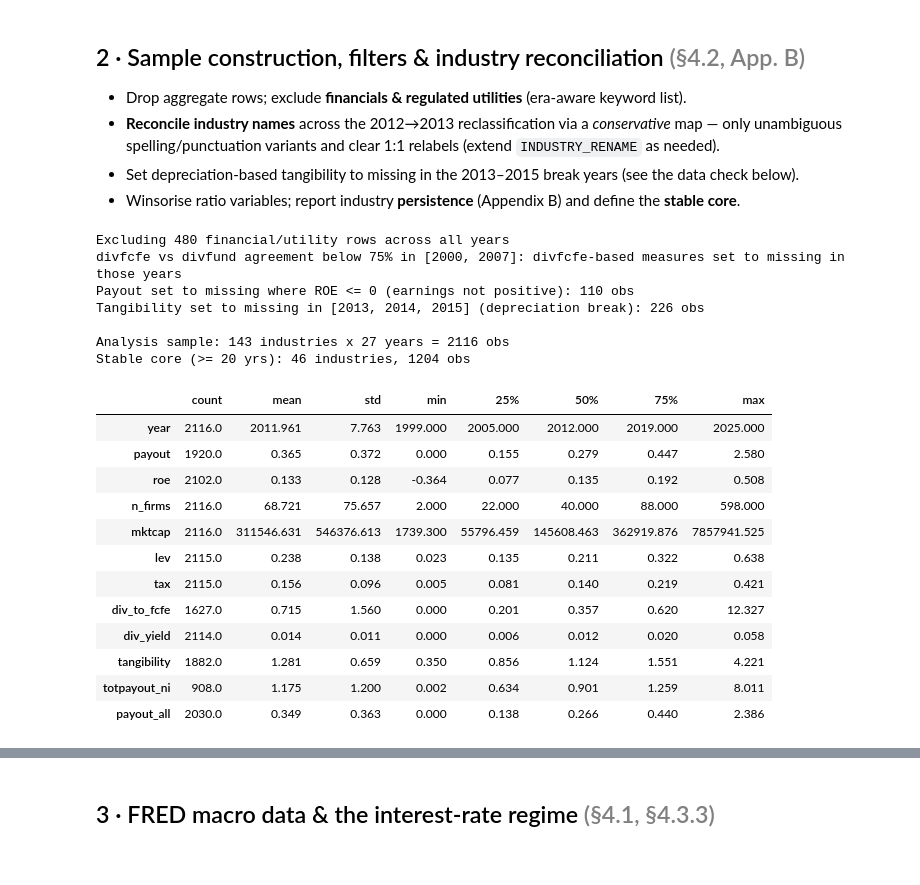
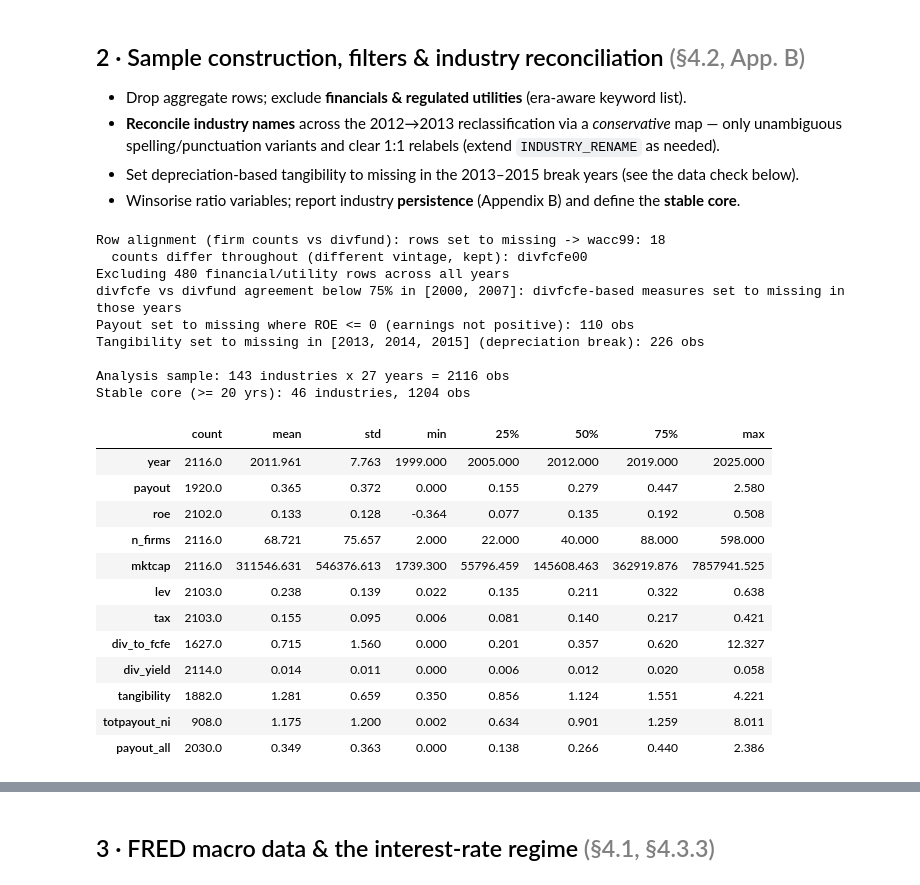
Before and after one commit to MilanKalajdzic/Master-Thesis, a Jupyter notebook: thesis_analysis.ipynb, the cells around one changed output, grey strips where cells are left out. Saved outputs shown, nothing was run; the diff lists cells and outputs as text; code cells hidden in the pictures.

```diff
--- a/thesis_analysis.ipynb
+++ b/thesis_analysis.ipynb
@@ -96,6 +96,11 @@ WINSOR_P         = 0.01
 # so they are set to missing. The as-reported payout is kept as a robustness check (§9).
 POSITIVE_DENOMINATORS = True
 CROSSFILE_MIN_AGREE = 0.75     # min share of industries whose divfund payout matches divfcfe D/NI (±5%)
+# Row alignment (§2): an industry has the same number of firms in every file of a year. In a file-year where
+# most counts match divfund, a row whose count differs belongs to another industry (e.g. wacc99, where a block
+# of rows is shifted by one) and that file's variables are set to missing for it. Where most counts differ,
+# the file is a different vintage of the universe and is left as it is (reported in the alignment table).
+ALIGN_MIN_SHARE = 0.5
 EXCLUDE_FIN_UTIL = True
 MIN_YEARS_CORE   = 20          # stable-core robustness: keep industries present >= this many years
 COVID_YEARS      = [2020, 2021]
@@ -200,6 +205,10 @@ def _tangibility(cx):
         return pd.Series(np.nan, index=cx.index)
     return pd.to_numeric(cx[c], errors="coerce")
 
+def _nfirms(df):
+    c = pick(df, "number", "firm")
+    return pd.to_numeric(df[c], errors="coerce") if c else np.nan
+
 def load_year(year):
     dv = read_industry_sheet(SOURCES["divfund"][year])
     wc = read_industry_sheet(SOURCES["wacc"][year])
@@ -214,12 +223,13 @@ def load_year(year):
         "industry": wc["industry"],
         "lev": pd.to_numeric(wc[pick(wc, "d/(d+e)")], errors="coerce"),
         "tax": pd.to_numeric(wc[pick(wc, "tax")], errors="coerce"),
+        "nf_wacc": _nfirms(wc),                    # row-alignment check (§2)
     }), on="industry", how="left")
     if year in SOURCES["divfcfe"]:
         fc = read_industry_sheet(SOURCES["divfcfe"][year])
         dcol, fcol = pick_div(fc), pick_fcfe(fc)
         tot, ni = pick(fc, "dividends", "buyback"), pick(fc, "net income")
-        f = pd.DataFrame({"industry": fc["industry"]})
+        f = pd.DataFrame({"industry": fc["industry"], "nf_divfcfe": _nfirms(fc)})
         if dcol:
             f["div_usd"] = pd.to_numeric(fc[dcol], errors="coerce")   # $m, used for checks and §8b
         if ni:
@@ -236,7 +246,8 @@ def load_year(year):
             out["div_yield"] = out["div_usd"] / out["mktcap"].where(out["mktcap"] > 0)
     if year in SOURCES["capex"]:
         cx = read_industry_sheet(SOURCES["capex"][year])
-        out = out.merge(pd.DataFrame({"industry": cx["industry"], "tangibility": _tangibility(cx)}),
+        out = out.merge(pd.DataFrame({"industry": cx["industry"], "tangibility": _tangibility(cx),
+                                      "nf_capex": _nfirms(cx)}),
                         on="industry", how="left")
     return out
 
@@ -342,6 +353,35 @@ def winsorize(df, cols, p=WINSOR_P):
             lo, hi = df[c].quantile([p, 1 - p]); df[c] = df[c].clip(lo, hi)
     return df
 
+# Row alignment: compare each file's firm count with divfund's for the same industry and year (raw names,
+# before reconciliation). Variables from a misaligned row are set to missing; see ALIGN_MIN_SHARE.
+ALIGN_VARS = {"wacc": ["lev", "tax"],
+              "divfcfe": ["div_usd", "ni_usd", "div_to_fcfe", "totpayout_ni", "div_yield"],
+              "capex": ["tangibility"]}
+_align = []
+for tok, cols in ALIGN_VARS.items():
+    nf = "nf_" + tok
+    if nf not in raw:
+        continue
+    _both = raw["n_firms"].notna() & raw[nf].notna() & ~raw["industry"].isin(AGG_ROWS)
+    _same = raw["n_firms"] == raw[nf]
+    _share = _same[_both].groupby(raw.loc[_both, "year"]).mean()
+    _bad = _both & ~_same & raw["year"].isin(_share[_share >= ALIGN_MIN_SHARE].index)
+    raw.loc[_bad, [c for c in cols if c in raw]] = np.nan
+    for y, s in _share.items():
+        _align.append({"file": tok, "year": int(y), "share_same_count": round(s, 3),
+                       "rows_set_missing": int((_bad & (raw["year"] == y)).sum()),
+                       "treated_as": "aligned" if s >= ALIGN_MIN_SHARE else "other vintage (kept)"})
+alignment_check = pd.DataFrame(_align)
+_fix = alignment_check[alignment_check["rows_set_missing"] > 0]
+_vin = alignment_check[alignment_check["treated_as"] != "aligned"]
+print("Row alignment (firm counts vs divfund): rows set to missing ->",
+      ", ".join(f"{r.file}{r.year % 100:02d}: {r.rows_set_missing}" for r in _fix.itertuples()) or "none")
+if len(_vin):
+    print("  counts differ throughout (different vintage, kept):",
+          ", ".join(f"{r.file}{r.year % 100:02d}" for r in _vin.itertuples()))
+raw = raw.drop(columns=[c for c in raw if c.startswith("nf_")])
+
 panel = clean_sample(raw)
 panel_prewin = panel.copy()      # kept for the per-year data-quality check below
 
@@ -372,35 +412,37 @@ if TANGIBILITY_PROXY in DEPREC_PROXIES:
     brk = panel["year"].isin(TANG_BREAK_YEARS)
     print(f"Tangibility set to missing in {TANG_BREAK_YEARS} (depreciation break): "
           f"{int(panel.loc[brk, 'tangibility'].notna().sum())} obs")
     panel.loc[brk, "tangibility"] = np.nan
 
 panel = winsorize(panel, [c for c in
         ["payout", "payout_all", "div_to_fcfe", "totpayout_ni", "div_yield", "lev", "roe", "tax", "tangibility"] if c in panel])
 
 # persistence / stable core (Appendix B)
 persist = panel.groupby("industry")["year"].nunique().sort_values(ascending=False)
 CORE = persist[persist >= MIN_YEARS_CORE].index.tolist()
 panel["in_core"] = panel["industry"].isin(CORE)
 print(f"\nAnalysis sample: {panel['industry'].nunique()} industries x {panel['year'].nunique()} years "
       f"= {len(panel)} obs")
 print(f"Stable core (>= {MIN_YEARS_CORE} yrs): {len(CORE)} industries, {int(panel['in_core'].sum())} obs")
 panel.describe().T.round(3)
 # %% [output]
+Row alignment (firm counts vs divfund): rows set to missing -> wacc99: 18
+  counts differ throughout (different vintage, kept): divfcfe00
 Excluding 480 financial/utility rows across all years
 divfcfe vs divfund agreement below 75% in [2000, 2007]: divfcfe-based measures set to missing in those years
 Payout set to missing where ROE <= 0 (earnings not positive): 110 obs
 Tangibility set to missing in [2013, 2014, 2015] (depreciation break): 226 obs
 
 Analysis sample: 143 industries x 27 years = 2116 obs
 Stable core (>= 20 yrs): 46 industries, 1204 obs
 |  | count | mean | std | min | 25% | 50% | 75% | max |
 | year | 2116.0 | 2011.961 | 7.763 | 1999.000 | 2005.000 | 2012.000 | 2019.000 | 2025.000 |
 | payout | 1920.0 | 0.365 | 0.372 | 0.000 | 0.155 | 0.279 | 0.447 | 2.580 |
 | roe | 2102.0 | 0.133 | 0.128 | -0.364 | 0.077 | 0.135 | 0.192 | 0.508 |
 | n_firms | 2116.0 | 68.721 | 75.657 | 2.000 | 22.000 | 40.000 | 88.000 | 598.000 |
 | mktcap | 2116.0 | 311546.631 | 546376.613 | 1739.300 | 55796.459 | 145608.463 | 362919.876 | 7857941.525 |
-| lev | 2115.0 | 0.238 | 0.138 | 0.023 | 0.135 | 0.211 | 0.322 | 0.638 |
-| tax | 2115.0 | 0.156 | 0.096 | 0.005 | 0.081 | 0.140 | 0.219 | 0.421 |
+| lev | 2103.0 | 0.238 | 0.139 | 0.022 | 0.135 | 0.211 | 0.322 | 0.638 |
+| tax | 2103.0 | 0.155 | 0.095 | 0.006 | 0.081 | 0.140 | 0.217 | 0.421 |
 | div_to_fcfe | 1627.0 | 0.715 | 1.560 | 0.000 | 0.201 | 0.357 | 0.620 | 12.327 |
 | div_yield | 2114.0 | 0.014 | 0.011 | 0.000 | 0.006 | 0.012 | 0.020 | 0.058 |
 | tangibility | 1882.0 | 1.281 | 0.659 | 0.350 | 0.856 | 1.124 | 1.551 | 4.221 |
```
Also changed, not shown: parts of 22 cells of this notebook, 19 other files.
